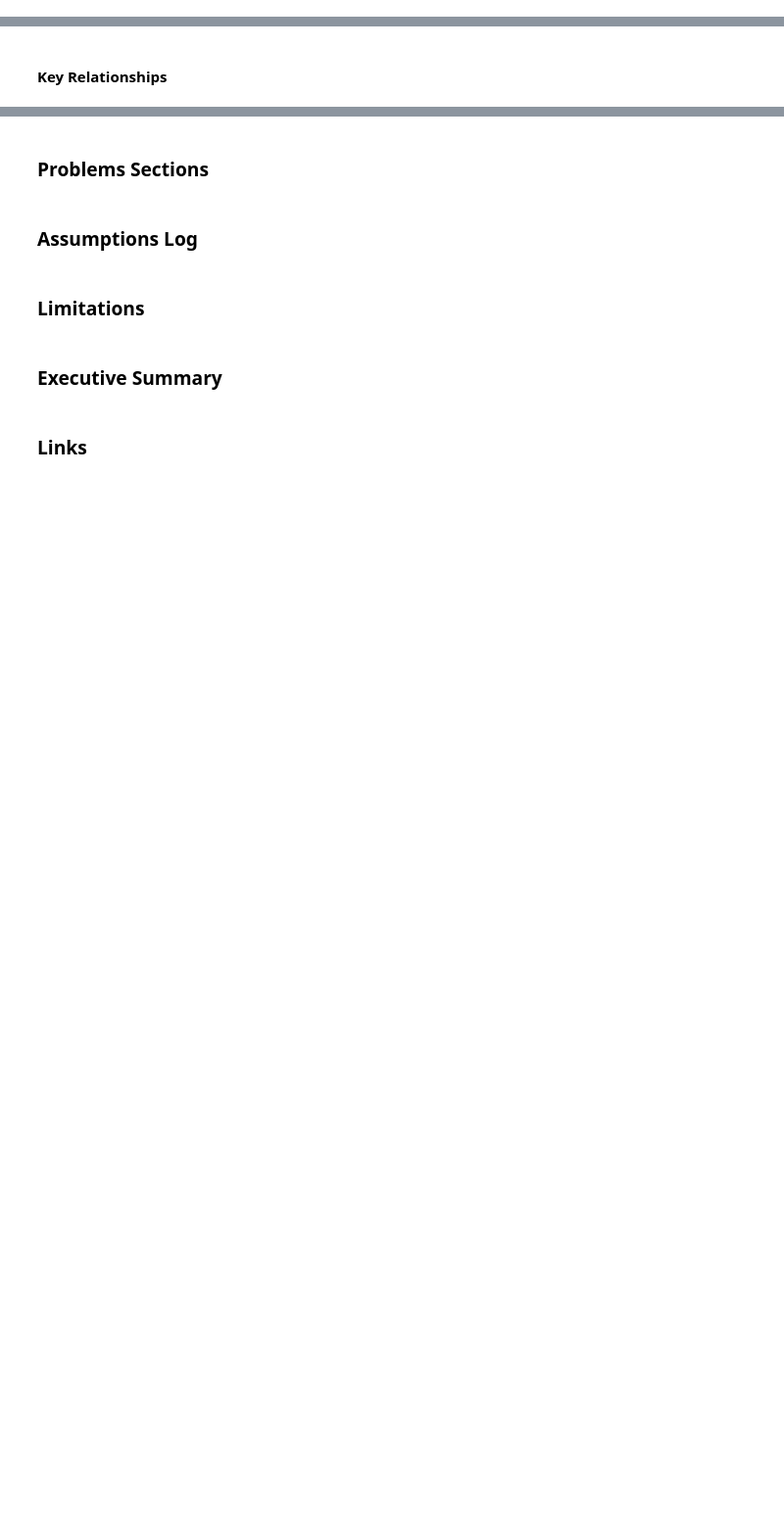
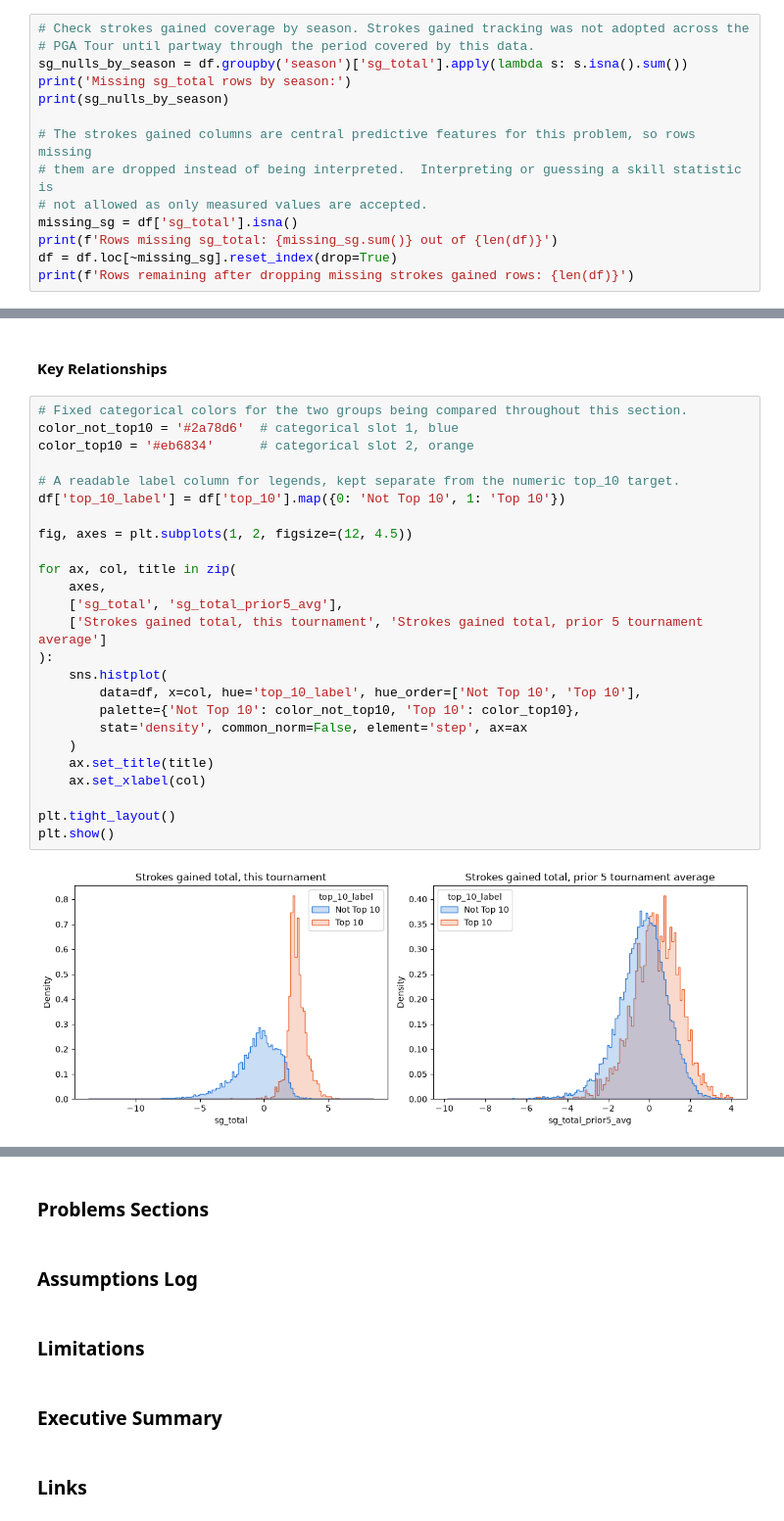
Before and after one commit to ChristianSantos2671/Santos_Christian_FinalAssignment, a Jupyter notebook: notebook.ipynb, the cells around one changed output, grey strips where cells are left out. Shown at 98% size. Saved outputs shown, nothing was run; the diff lists cells and outputs as text; blank space fills up the shorter version.

```diff
--- a/notebook.ipynb
+++ b/notebook.ipynb
@@ -106,0 +269,14 @@ memory usage: 13.6 MB
+# %%
+# Check strokes gained coverage by season. Strokes gained tracking was not adopted across the
+# PGA Tour until partway through the period covered by this data.
+sg_nulls_by_season = df.groupby('season')['sg_total'].apply(lambda s: s.isna().sum())
+print('Missing sg_total rows by season:')
+print(sg_nulls_by_season)
+
+# The strokes gained columns are central predictive features for this problem, so rows missing
+# them are dropped instead of being interpreted.  Interpreting or guessing a skill statistic is
+# not allowed as only measured values are accepted.
+missing_sg = df['sg_total'].isna()
+print(f'Rows missing sg_total: {missing_sg.sum()} out of {len(df)}')
+df = df.loc[~missing_sg].reset_index(drop=True)
+print(f'Rows remaining after dropping missing strokes gained rows: {len(df)}')
@@ -107,2 +297,29 @@ memory usage: 13.6 MB
 # %% [markdown]
 #### Key Relationships
+# %%
+# Fixed categorical colors for the two groups being compared throughout this section.
+color_not_top10 = '#2a78d6'  # categorical slot 1, blue
+color_top10 = '#eb6834'      # categorical slot 2, orange
+
+# A readable label column for legends, kept separate from the numeric top_10 target.
+df['top_10_label'] = df['top_10'].map({0: 'Not Top 10', 1: 'Top 10'})
+
+fig, axes = plt.subplots(1, 2, figsize=(12, 4.5))
+
+for ax, col, title in zip(
+    axes,
+    ['sg_total', 'sg_total_prior5_avg'],
+    ['Strokes gained total, this tournament', 'Strokes gained total, prior 5 tournament average']
+):
+    sns.histplot(
+        data=df, x=col, hue='top_10_label', hue_order=['Not Top 10', 'Top 10'],
+        palette={'Not Top 10': color_not_top10, 'Top 10': color_top10},
+        stat='density', common_norm=False, element='step', ax=ax
+    )
+    ax.set_title(title)
+    ax.set_xlabel(col)
+
+plt.tight_layout()
+plt.show()
+# %% [output]
+[figure, added]
```
Also changed, not shown: parts of 9 cells of this notebook.
